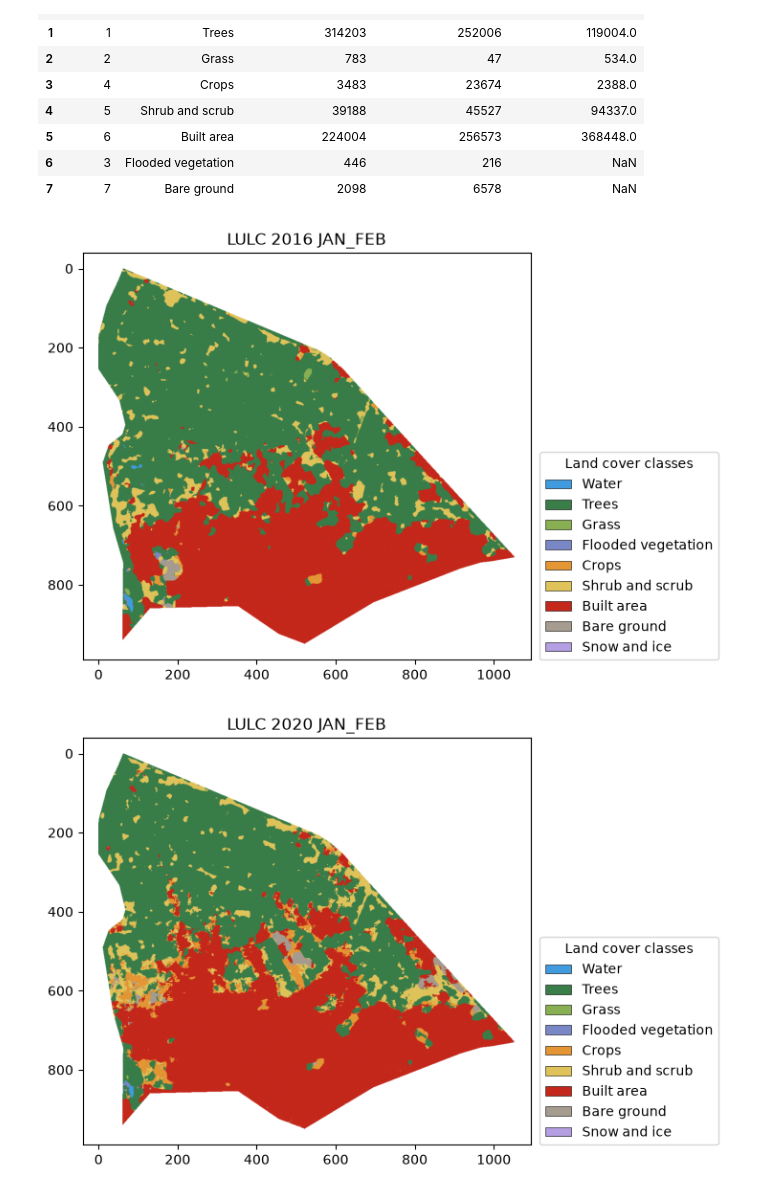
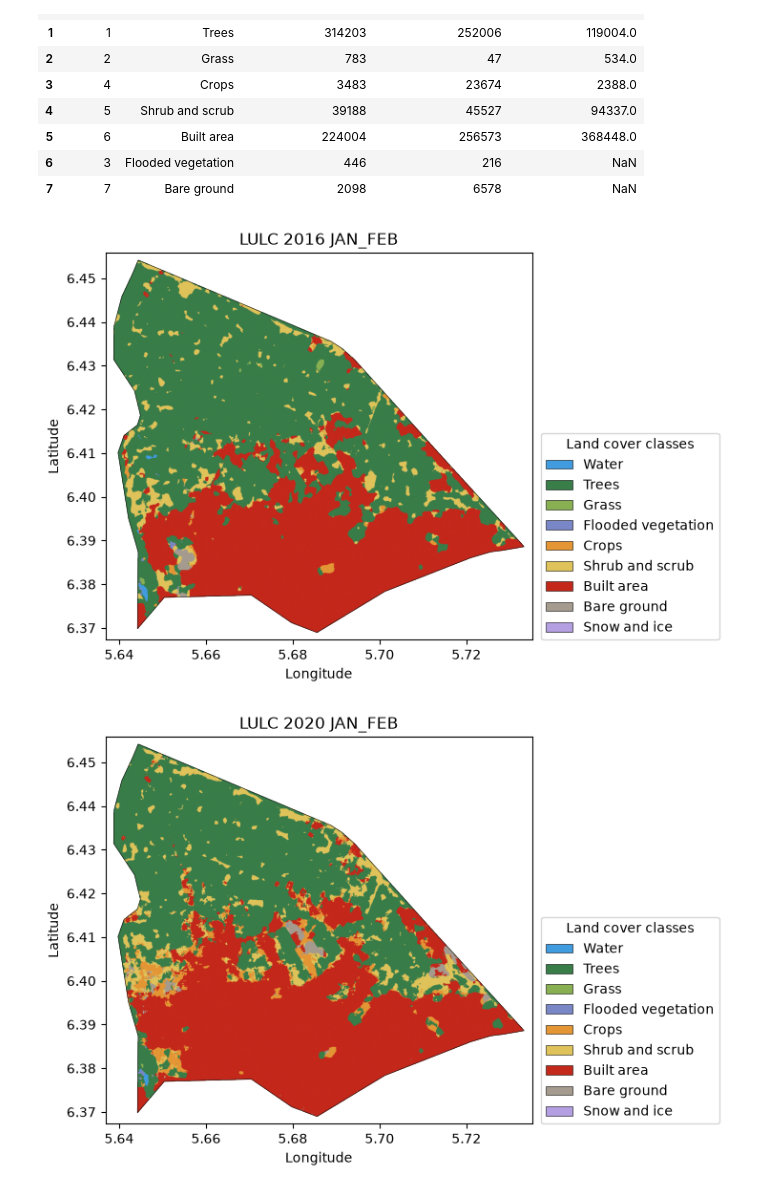
Before and after one commit to obinna2001/Urban-Land-Cover-Change-Uteh-Iwogban-and-Environs-Benin-City-2016-2025, a Jupyter notebook: src/notebooks/02_inspect_dynamic_world.ipynb, the cells around one changed output. Saved outputs shown, nothing was run; the diff lists cells and outputs as text; code cells hidden in the pictures.

Commit message:
refactor: add repo root to config.yaml and coordinate to LULU map plot

```diff
--- a/src/notebooks/02_inspect_dynamic_world.ipynb
+++ b/src/notebooks/02_inspect_dynamic_world.ipynb
@@ -11,11 +18,12 @@ from matplotlib.colors import BoundaryNorm, ListedColormap
 # %%
-# File path to Dynamic World LULC data
-root_directory = Path.cwd().parent
-geotif_folder_path = root_directory / "data" / "raw" / "custom_aoi_LULC"
+# Instantiate path to Dynamic World LULC data folder
+geotif_folder_path = Path(resolved_config.dataset.raw_dataset.aoi_lulc)
+geotif_folder_path.mkdir(parents=True, exist_ok=True)
 geotif_folder = [file_path for file_path in geotif_folder_path.glob("*.tif")]
 
 # Load the AOI used to clip the Dynamic World rasters
-aoi_path = root_directory / "data" / "raw" / "custom_aoi_geojson" / "custom_aoi.geojson"
+aoi_path = Path(resolved_config.dataset.raw_dataset.aoi_geojson)
+aoi_path.parent.mkdir(parents=True, exist_ok=True)
 aoi = gpd.read_file(aoi_path)
 # %%
 # Validate data coordinate reference system, shape, resolution, bounds etc
@@ -130,40 +138,64 @@ norm = BoundaryNorm(
 legend_handles = [
     Patch(
         facecolor=class_colors[class_value],
         edgecolor="black",
         linewidth=0.4,
         label=class_name,
     )
     for class_value, class_name in CLASS_NAMES.items()
 ]
 
 for geotif_file_path in reversed(geotif_folder):
     with rasterio.open(geotif_file_path) as geotif_file:
         data = geotif_file.read(1, masked=True)
+        raster_extent = plotting_extent(geotif_file)
+        raster_crs = geotif_file.crs
+
+    # Ensure AOI and raster coordinates match
+    plot_aoi = aoi.to_crs(raster_crs)
+
+    min_x, min_y, max_x, max_y = plot_aoi.total_bounds
+
+    x_padding = (max_x - min_x) * 0.02
+    y_padding = (max_y - min_y) * 0.02
 
     fig, ax = plt.subplots(figsize=(13, 5))
 
-    ax.imshow(data, cmap=cmap, norm=norm)
+    ax.imshow(
+        data,
+        cmap=cmap,
+        norm=norm,
+        extent=raster_extent,
+    )
 
-    # pad the plot to prevent part of the figure from being cuttoff by the axis
-    height, width = data.shape
-    pad = 40
-    ax.set_xlim(-pad, width+pad)
-    ax.set_ylim(height+pad, -pad)
+    # Show the AOI boundary over the raster
+    plot_aoi.boundary.plot(
+        ax=ax,
+        color="black",
+        linewidth=0.4,
+    )
 
-    ax.set_title(geotif_file_path.stem.replace("_", " ", count=2).upper())
+    # Use AOI coordinates for the displayed limits
+    ax.set_xlim(min_x - x_padding, max_x + x_padding)
+    ax.set_ylim(min_y - y_padding, max_y + y_padding)
+
+    ax.set_xlabel("Longitude")
+    ax.set_ylabel("Latitude")
+    ax.set_title(
+        geotif_file_path.stem.replace("_", " ", count=2).upper()
+    )
 
     ax.legend(
         handles=legend_handles,
         title="Land cover classes",
         loc="lower left",
         bbox_to_anchor=(1.02, 0),
         borderaxespad=0,
-        frameon=True
+        frameon=True,
     )
 
     plt.tight_layout()
     plt.show()
 # %% [output]
-[figure, old version]
+[figure, new version]
-[figure, old version]
+[figure, new version]
```
Also changed, not shown: parts of 2 cells of this notebook, 4 other files.
